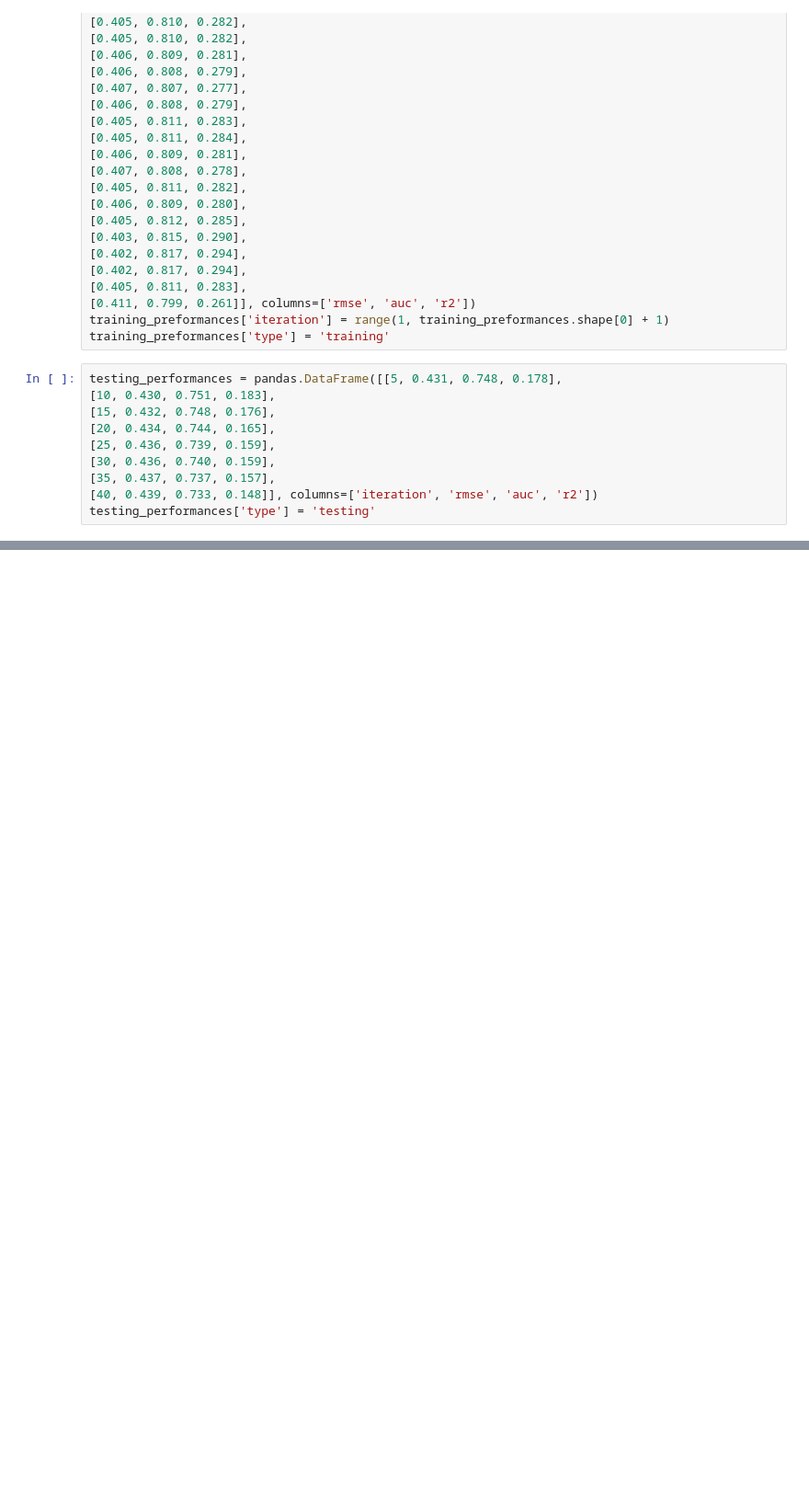
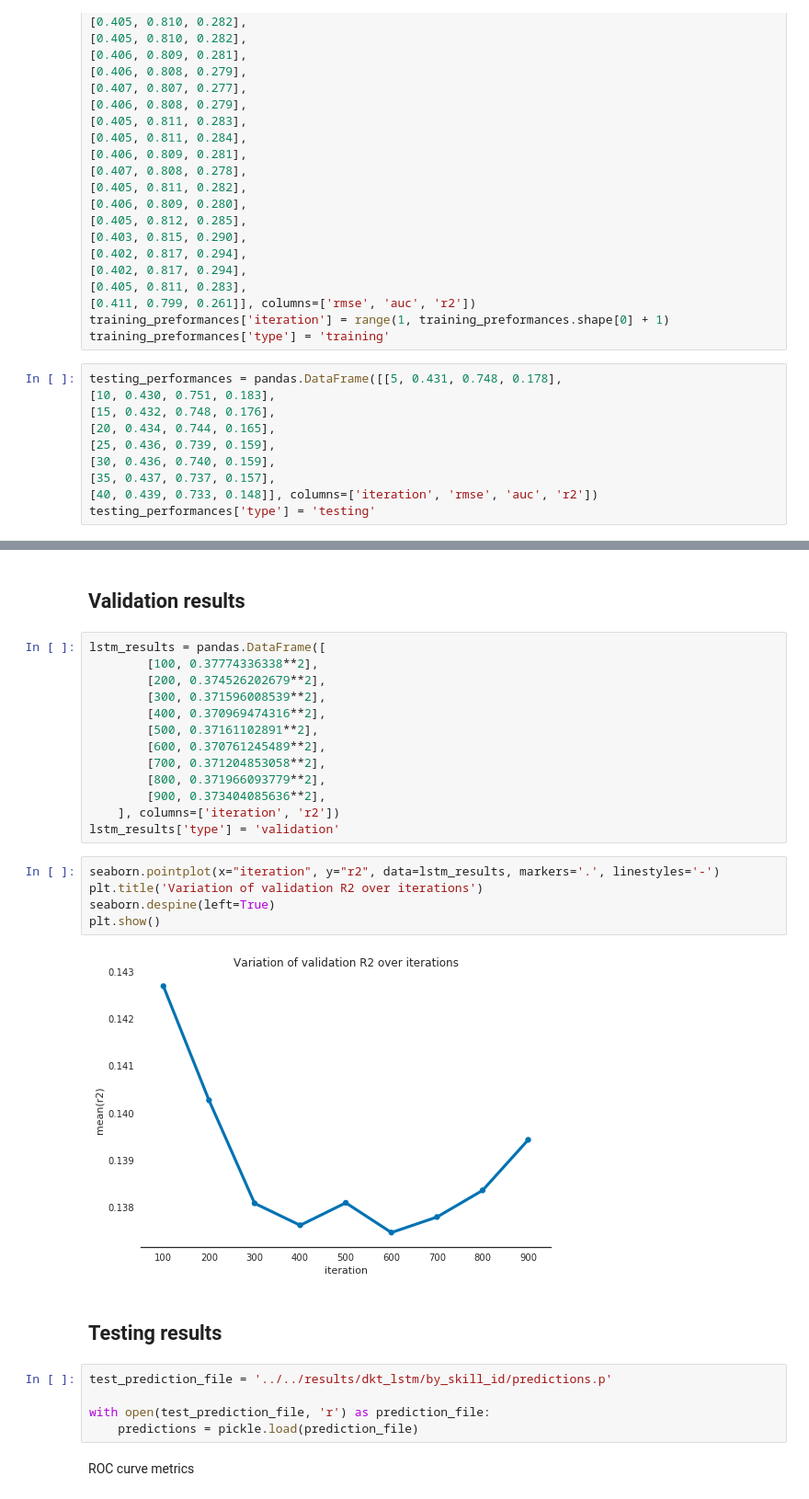
Before and after one commit to mit0110/knowledge_tracing, a Jupyter notebook: notebooks/Compilation of results.ipynb, the cells around one changed output, grey strips where cells are left out. Shown at 92% size. Saved outputs shown, nothing was run; the diff lists cells and outputs as text; blank space fills up the shorter version.

```diff
--- a/notebooks/Compilation of results.ipynb
+++ b/notebooks/Compilation of results.ipynb
@@ -94,0 +108,33 @@ plt.show()
+# %% [markdown]
+Validation results
+---
+# %%
+lstm_results = pandas.DataFrame([
+        [100, 0.37774336338**2],
+        [200, 0.374526202679**2],
+        [300, 0.371596008539**2],
+        [400, 0.370969474316**2],
+        [500, 0.37161102891**2],
+        [600, 0.370761245489**2],
+        [700, 0.371204853058**2],
+        [800, 0.371966093779**2],
+        [900, 0.373404085636**2],
+    ], columns=['iteration', 'r2'])
+lstm_results['type'] = 'validation'
+# %%
+seaborn.pointplot(x="iteration", y="r2", data=lstm_results, markers='.', linestyles='-')
+plt.title('Variation of validation R2 over iterations')
+seaborn.despine(left=True)
+plt.show()
+# %% [output]
+[figure, added]
+# %% [markdown]
+Testing results
+---
+# %%
+test_prediction_file = '../../results/dkt_lstm/by_skill_id/predictions.p'
+
+with open(test_prediction_file, 'r') as prediction_file:
+    predictions = pickle.load(prediction_file)
+# %% [markdown]
+ROC curve metrics
```
Also changed, not shown: parts of 14 cells of this notebook, 1 other file.
